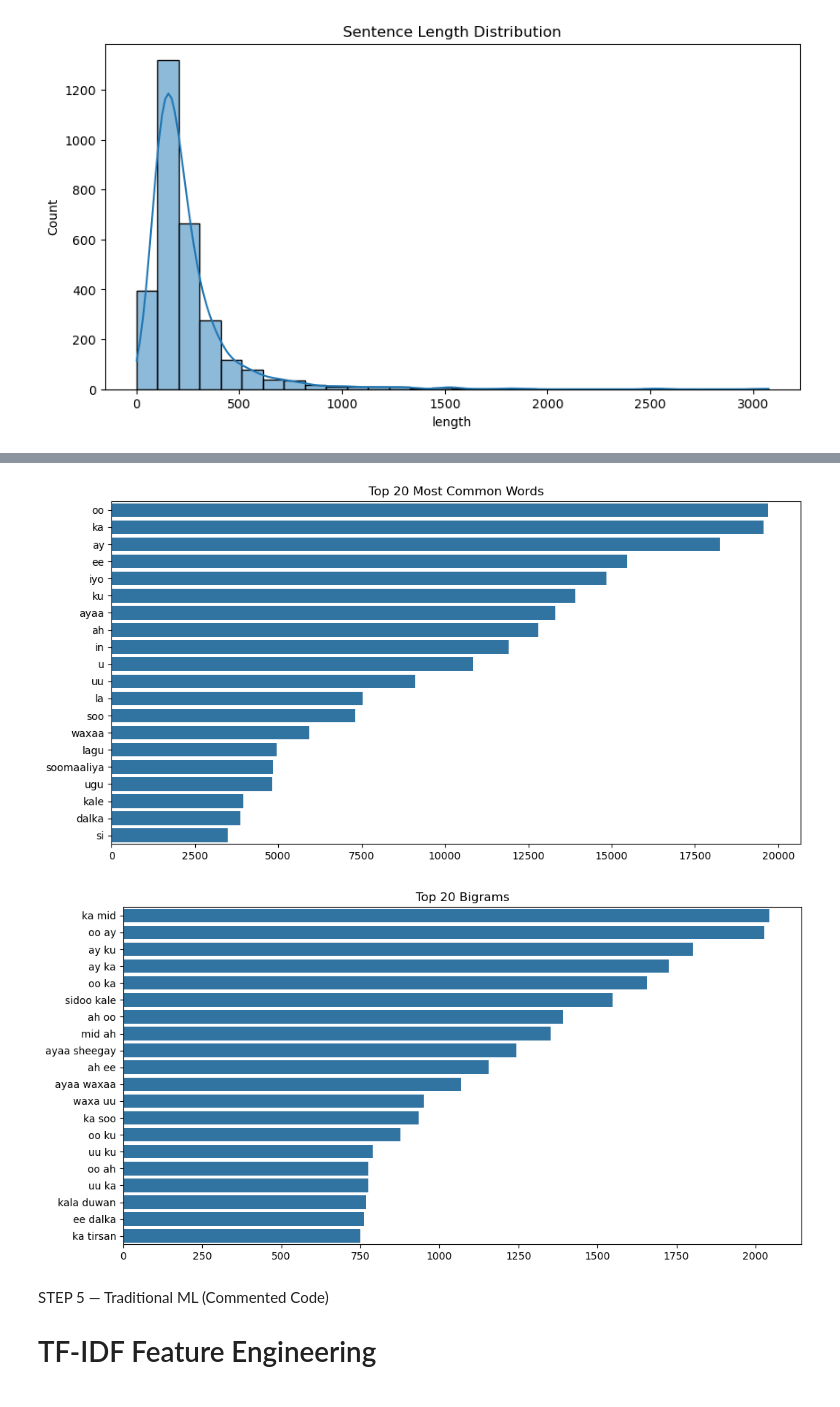
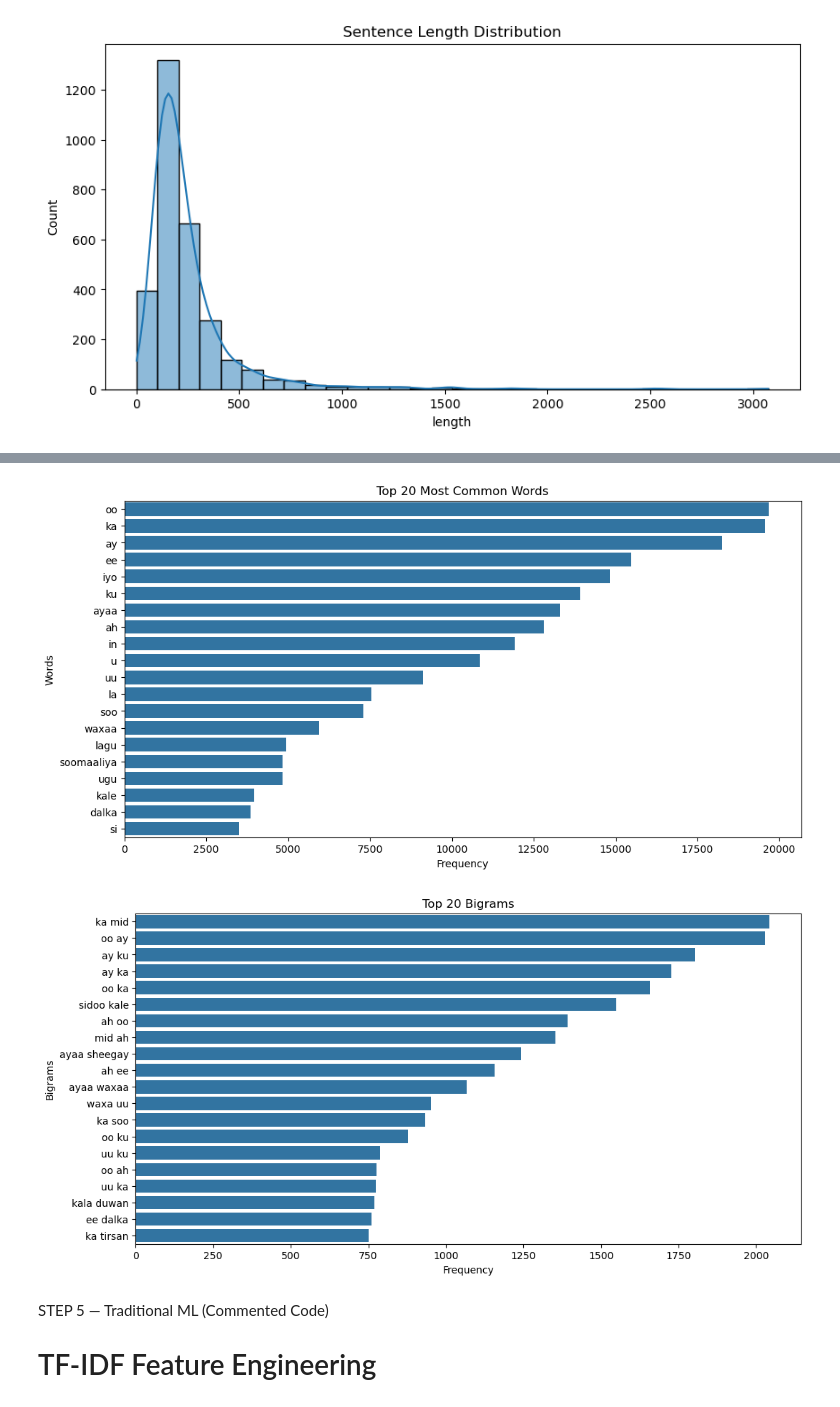
Before and after one commit to Eng-Muscab/SOMALI-NLP-RESEARCH, a Jupyter notebook: eda/04_eda.ipynb, the cells around one changed output, grey strips where cells are left out. Drawn from its saved outputs; the diff is of its cells as text; code cells hidden in the pictures.

```diff
--- a/eda/04_eda.ipynb
+++ b/eda/04_eda.ipynb
@@ -123,63 +176,77 @@ df['clean_text'] = df['Text'].apply(clean_text)
 # %%
 df = df[df['clean_text'].str.strip() != ""]
 # %%
-# Combine all text into one long string
+
+# Ensure folder exists
+
+os.makedirs("eda/figures", exist_ok=True)
+
+# Combine all text
 all_words = " ".join(df['clean_text']).split()
 
-# Count frequency of each word
+# Count word frequency
 word_freq = Counter(all_words)
 
-# Get 20 most common words
+# Get top 20 words
 common_words = word_freq.most_common(20)
 
-# Split words and counts
+# Split into words and counts
 words = [w[0] for w in common_words]
 counts = [w[1] for w in common_words]
 
-# Plot word frequency
+# Plot
 plt.figure(figsize=(12,6))
 sns.barplot(x=counts, y=words)
 
-# Title
 plt.title("Top 20 Most Common Words")
+plt.xlabel("Frequency")
+plt.ylabel("Words")
 
-# Show plot
+# Save figure
+plt.savefig("eda/figures/top20_words.png", bbox_inches='tight')
+
 plt.show()
 # %% [output]
-[figure, old version]
+[figure, new version]
 # %%
-# Create bigram features (2-word combinations)
-vectorizer = CountVectorizer(ngram_range=(2,2), stop_words='english')
+# Create bigram features
+vectorizer = CountVectorizer(
+    ngram_range=(2,2),
+    stop_words='english'
+)
 
-# Transform text data into bigram matrix
+# Transform text
 X = vectorizer.fit_transform(df['clean_text'])
 
-# Sum all bigram occurrences
+# Sum occurrences
 sum_words = X.sum(axis=0)
 
-# Convert to frequency list
+# Convert to list
 words_freq = [
     (word, sum_words[0, idx])
     for word, idx in vectorizer.vocabulary_.items()
 ]
 
-# Sort by frequency
+# Sort top bigrams
 words_freq = sorted(words_freq, key=lambda x: x[1], reverse=True)[:20]
 
-# Split words and counts
+# Split data
 words, counts = zip(*words_freq)
 
-# Plot bigrams
+# Plot
 plt.figure(figsize=(12,6))
 sns.barplot(x=list(counts), y=list(words))
 
-# Title
 plt.title("Top 20 Bigrams")
+plt.xlabel("Frequency")
+plt.ylabel("Bigrams")
 
-# Show plot
+# Save figure
+plt.savefig("eda/figures/top20_bigrams.png", bbox_inches='tight')
+
 plt.show()
 # %% [output]
-[figure, old version]
+[figure, new version]
 # %%
 # 1. Drop missing values
 df = df.dropna(subset=['Text', 'Category'])
```
Also changed, not shown: parts of 4 cells of this notebook, 7 other files.
